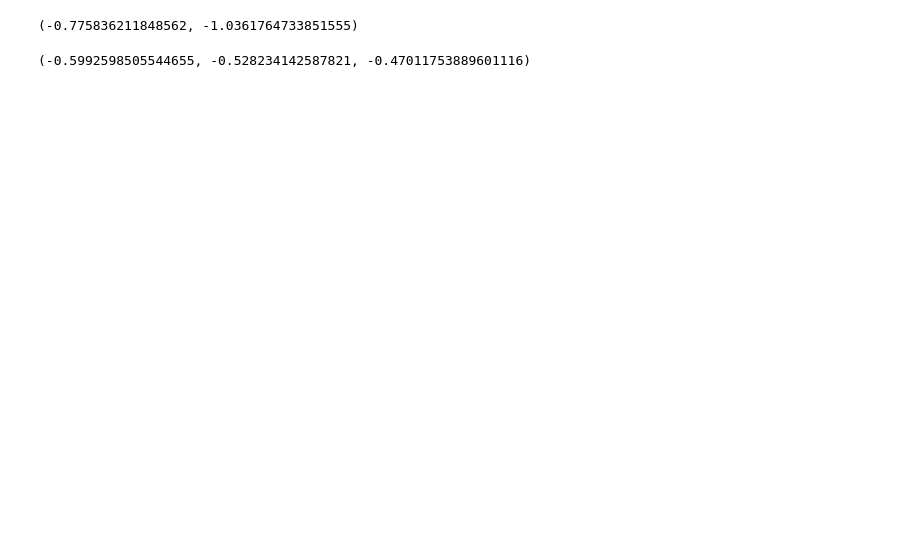
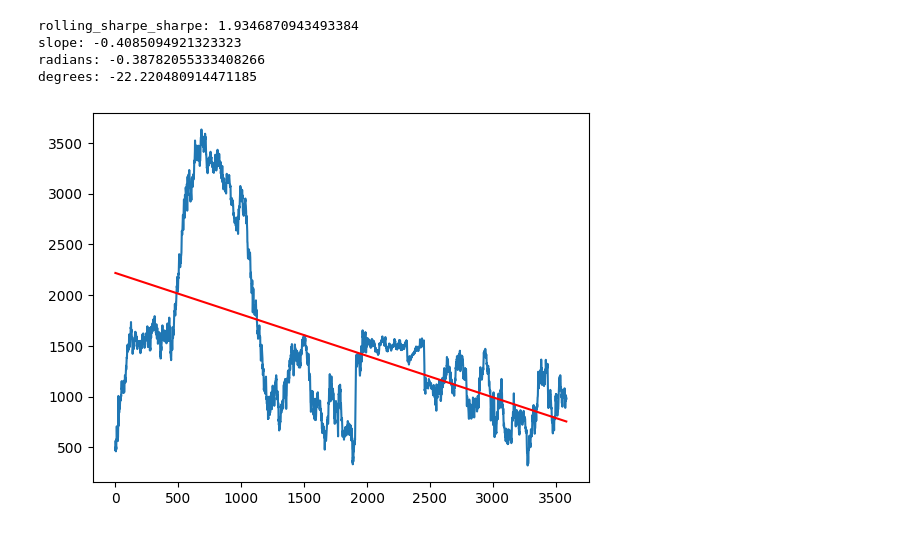
Before and after one commit to pennymax/gplearn, a Jupyter notebook: mytest_fitness.ipynb, the cells around one changed output. Cells and saved outputs as stored; diff of their text form; code cells hidden in the pictures; blank space fills up the shorter version.

```diff
--- a/mytest_fitness.ipynb
+++ b/mytest_fitness.ipynb
@@ -189,8 +291,28 @@ longshort_rets.skew(), longshort_rets.kurt(), longshort_rets[longshort_rets > 0]
-# %%
-total_return(longshort_rets, comp=True), total_return(longshort_rets, comp=False)
-# %% [output]
-(-0.775836211848562, -1.0361764733851555)
-# %%
-sharpe_simple(longshort_rets, annual_bar_8h), sharpe_fine(longshort_rets, True, annual_bar_8h), sharpe_fine(longshort_rets, False, annual_bar_8h)
-# %% [output]
-(-0.5992598505544655, -0.528234142587821, -0.47011753889601116)
+# %%
+window = int(annual_bar_8h/2)
+rolling_sharpe = longshort_rets.rolling(window).mean() / longshort_rets.rolling(window).std() * np.sqrt(annual_bar_8h) * 500
+rolling_sharpe = rolling_sharpe.dropna().reset_index(drop=True)
+rolling_sharpe_sharpe = rolling_sharpe.mean() / rolling_sharpe.std()
+print('rolling_sharpe_sharpe:', rolling_sharpe_sharpe)
+
+from sklearn.linear_model import LinearRegression
+lr = LinearRegression()
+XX = rolling_sharpe.index.values.reshape(-1, 1)
+model = lr.fit(XX, rolling_sharpe.values)
+slope = model.coef_[0]
+angle_radians = math.atan(slope)
+angle_degrees = angle_radians * 180 / math.pi
+print('slope:', slope)
+print('radians:', angle_radians)
+print('degrees:', angle_degrees)
+
+rolling_sharpe.plot()
+y_pred2 = model.predict(XX)
+plt.plot(XX, y_pred2, color='red')
+plt.show()
+# %% [output]
+rolling_sharpe_sharpe: 1.9346870943493384
+slope: -0.4085094921323323
+radians: -0.38782055333408266
+degrees: -22.220480914471185
+[figure, added]
```
Also changed, not shown: parts of 12 cells of this notebook, 1 other file.
